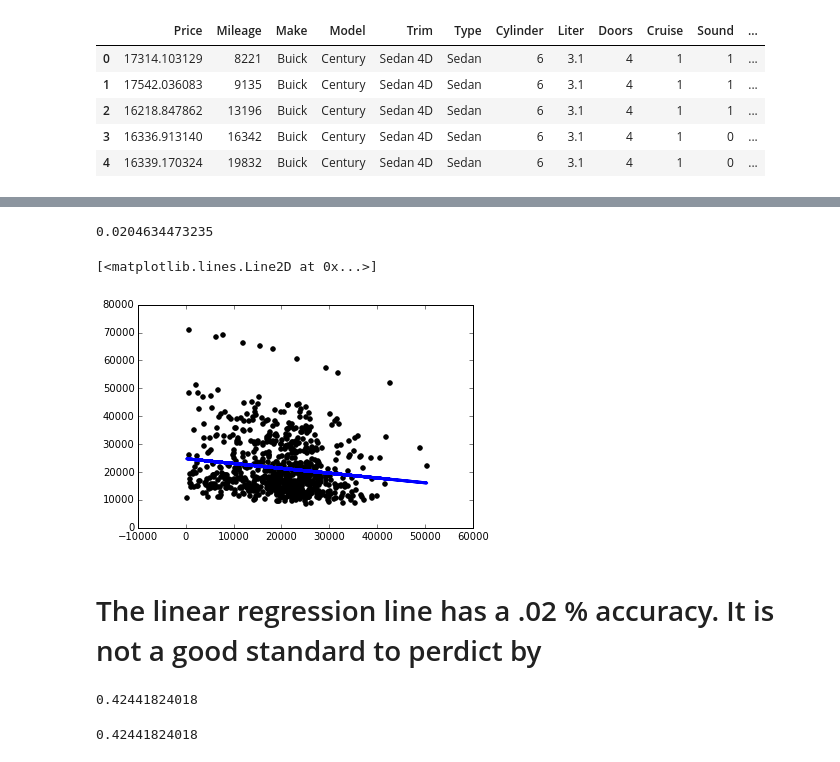
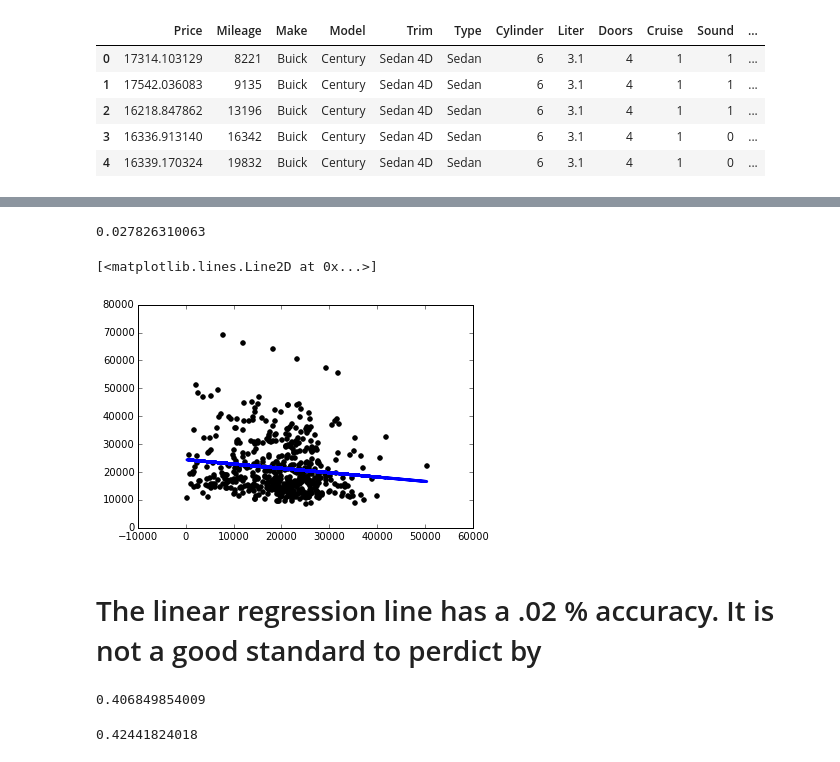
Before and after one commit to bekkblando/linear-regression, a Jupyter notebook: How Much is Your Car Worth.ipynb, the cells around one changed output, grey strips where cells are left out. Saved outputs shown, nothing was run; the diff lists cells and outputs as text; code cells hidden in the pictures.

```diff
--- a/How Much is Your Car Worth.ipynb
+++ b/How Much is Your Car Worth.ipynb
@@ -73,0 +58,4 @@ input_data = df[['Mileage']]
+# %%
+df_train, df_test = train_test_split(df, test_size=0.33)
+print(df_train.shape)
+print(df_test.shape)
@@ -74,23 +114,22 @@ input_data = df[['Mileage']]
 # %%
 regr1 = linear_model.LinearRegression()
-regr1.fit(input_data, price)
-print(regr1.score(input_data, price))
-plt.scatter(input_data, price,  color='black')
-plt.plot(input_data, regr1.predict(input_data), color='blue', linewidth=3)
+regr1.fit(df_train[["Mileage"]], df_train[["Price"]])
+print(regr1.score(df_test[["Mileage"]], df_test[["Price"]]))
+plt.scatter(df_train[["Mileage"]], df_train[["Price"]],  color='black')
+plt.plot(df_train[["Mileage"]], regr1.predict(df_train[["Mileage"]]), color='blue', linewidth=3)
 # %% [output]
-0.0204634473235
+0.027826310063
 [<matplotlib.lines.Line2D at 0x...>]
-[figure, old version]
+[figure, new version]
 # %% [markdown]
 # The linear regression line has a .02 % accuracy.  It is not a good standard to perdict by
 # %%
-input_data = df[['Mileage', "Cylinder", "Liter", "Doors", "Cruise", "Sound",]]
-price = df[['Price']]
+input_data = ['Mileage', "Cylinder", "Liter", "Doors", "Cruise", "Sound",]
 regr1 = linear_model.LinearRegression()
-regr1.fit(input_data, price)
-print(regr1.score(input_data, price))
-#plt.scatter(input_data, price,  color='black')
-#plt.plot(input_data, regr1.predict(input_data), color='blue', linewidth=3)
+regr1.fit(df_train[input_data], df_train[["Price"]])
+print(regr1.score(df_test[input_data], df_test[["Price"]]))
+plt.scatter(input_data, price,  color='black')
+plt.plot(input_data, regr1.predict(input_data), color='blue', linewidth=3)
 # %% [output]
-0.42441824018
+0.406849854009
 # %%
```
Also changed, not shown: parts of 6 cells of this notebook, 1 other file.
